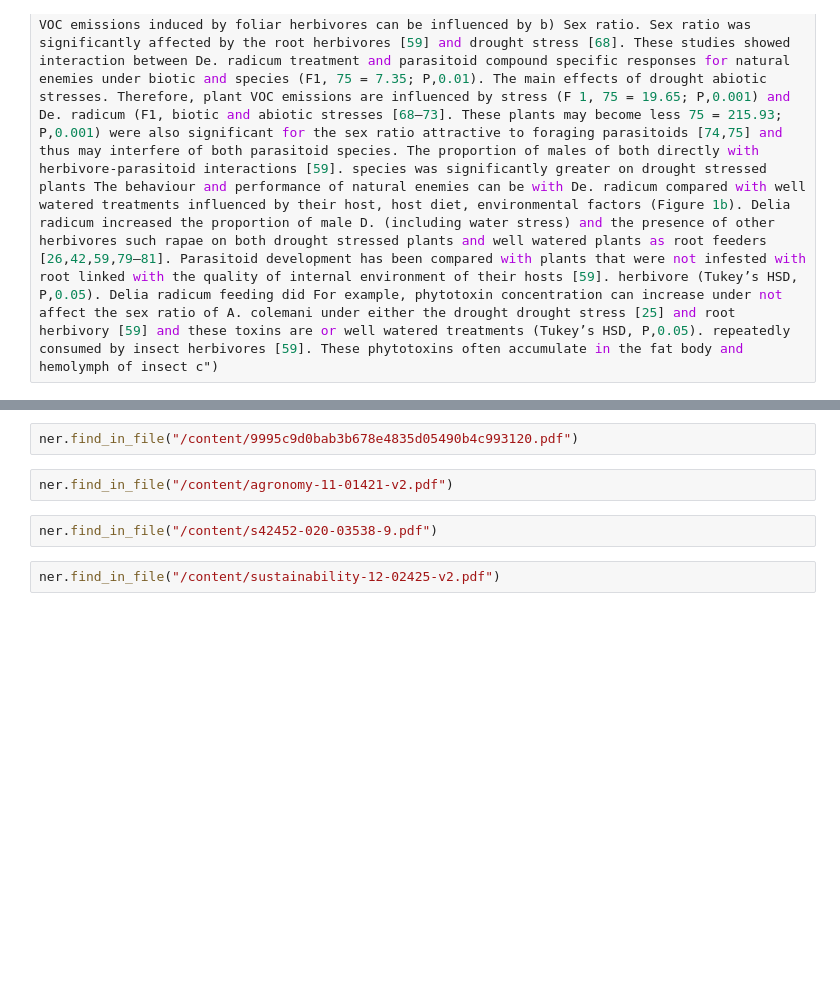
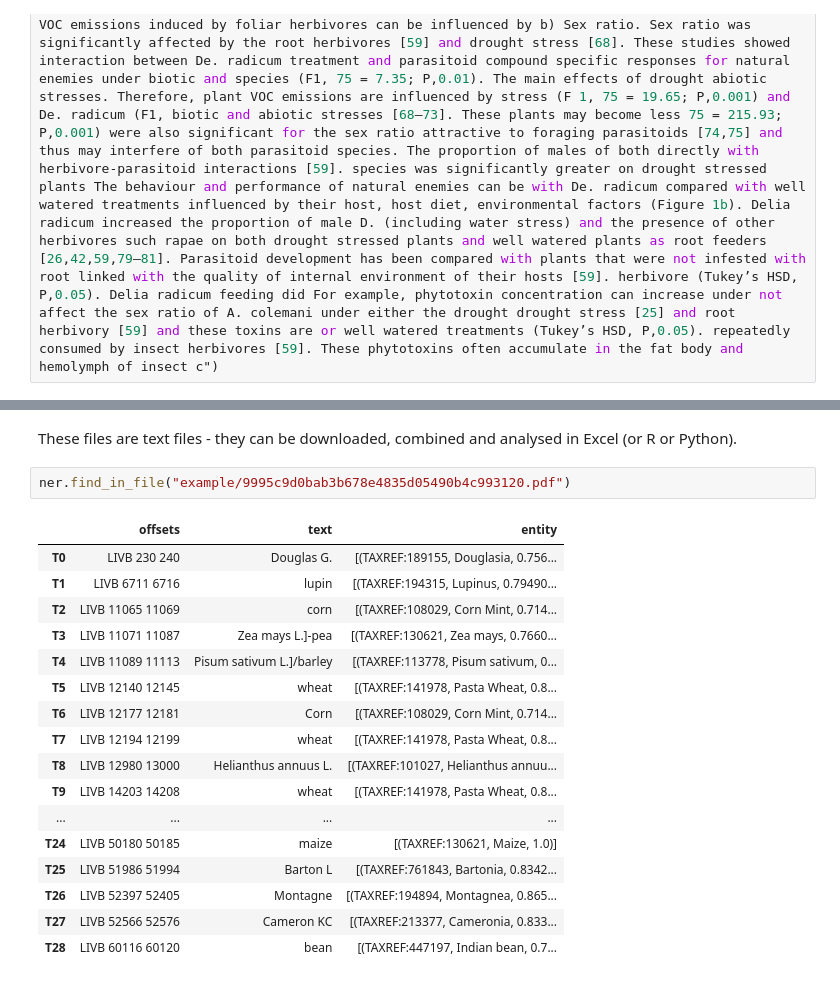
Before and after one commit to julianflowers/herbivores_ghg, a Jupyter notebook: taxonerd.ipynb, the cells around one changed output, grey strips where cells are left out. Drawn from its saved outputs; the diff is of its cells as text; blank space fills up the shorter version.

```diff
--- a/taxonerd.ipynb
+++ b/taxonerd.ipynb
@@ -16,8 +95,22 @@ out
+# %% [markdown]
+These files are text files - they can be downloaded, combined and analysed in Excel (or R or Python).
 # %%
-ner.find_in_file("/content/9995c9d0bab3b678e4835d05490b4c993120.pdf")
+ner.find_in_file("example/9995c9d0bab3b678e4835d05490b4c993120.pdf")
+# %% [output]
+|  | offsets | text | entity |
+| T0 | LIVB 230 240 | Douglas G. | [(TAXREF:189155, Douglasia, 0.756... |
+| T1 | LIVB 6711 6716 | lupin | [(TAXREF:194315, Lupinus, 0.79490... |
+| T2 | LIVB 11065 11069 | corn | [(TAXREF:108029, Corn Mint, 0.714... |
+| T3 | LIVB 11071 11087 | Zea mays L.]-pea | [(TAXREF:130621, Zea mays, 0.7660... |
+| T4 | LIVB 11089 11113 | Pisum sativum L.]/barley | [(TAXREF:113778, Pisum sativum, 0... |
+| T5 | LIVB 12140 12145 | wheat | [(TAXREF:141978, Pasta Wheat, 0.8... |
+| T6 | LIVB 12177 12181 | Corn | [(TAXREF:108029, Corn Mint, 0.714... |
+| T7 | LIVB 12194 12199 | wheat | [(TAXREF:141978, Pasta Wheat, 0.8... |
+| T8 | LIVB 12980 13000 | Helianthus annuus L. | [(TAXREF:101027, Helianthus annuu... |
+| T9 | LIVB 14203 14208 | wheat | [(TAXREF:141978, Pasta Wheat, 0.8... |
+| ... | ... | ... | ... |
+| T24 | LIVB 50180 50185 | maize | [(TAXREF:130621, Maize, 1.0)] |
+| T25 | LIVB 51986 51994 | Barton L | [(TAXREF:761843, Bartonia, 0.8342... |
+| T26 | LIVB 52397 52405 | Montagne | [(TAXREF:194894, Montagnea, 0.865... |
+| T27 | LIVB 52566 52576 | Cameron KC | [(TAXREF:213377, Cameronia, 0.833... |
+| T28 | LIVB 60116 60120 | bean | [(TAXREF:447197, Indian bean, 0.7... |
-# %%
-ner.find_in_file("/content/agronomy-11-01421-v2.pdf")
-# %%
-ner.find_in_file("/content/s42452-020-03538-9.pdf")
-# %%
-ner.find_in_file("/content/sustainability-12-02425-v2.pdf")
```
Also changed, not shown: parts of 10 cells of this notebook.
